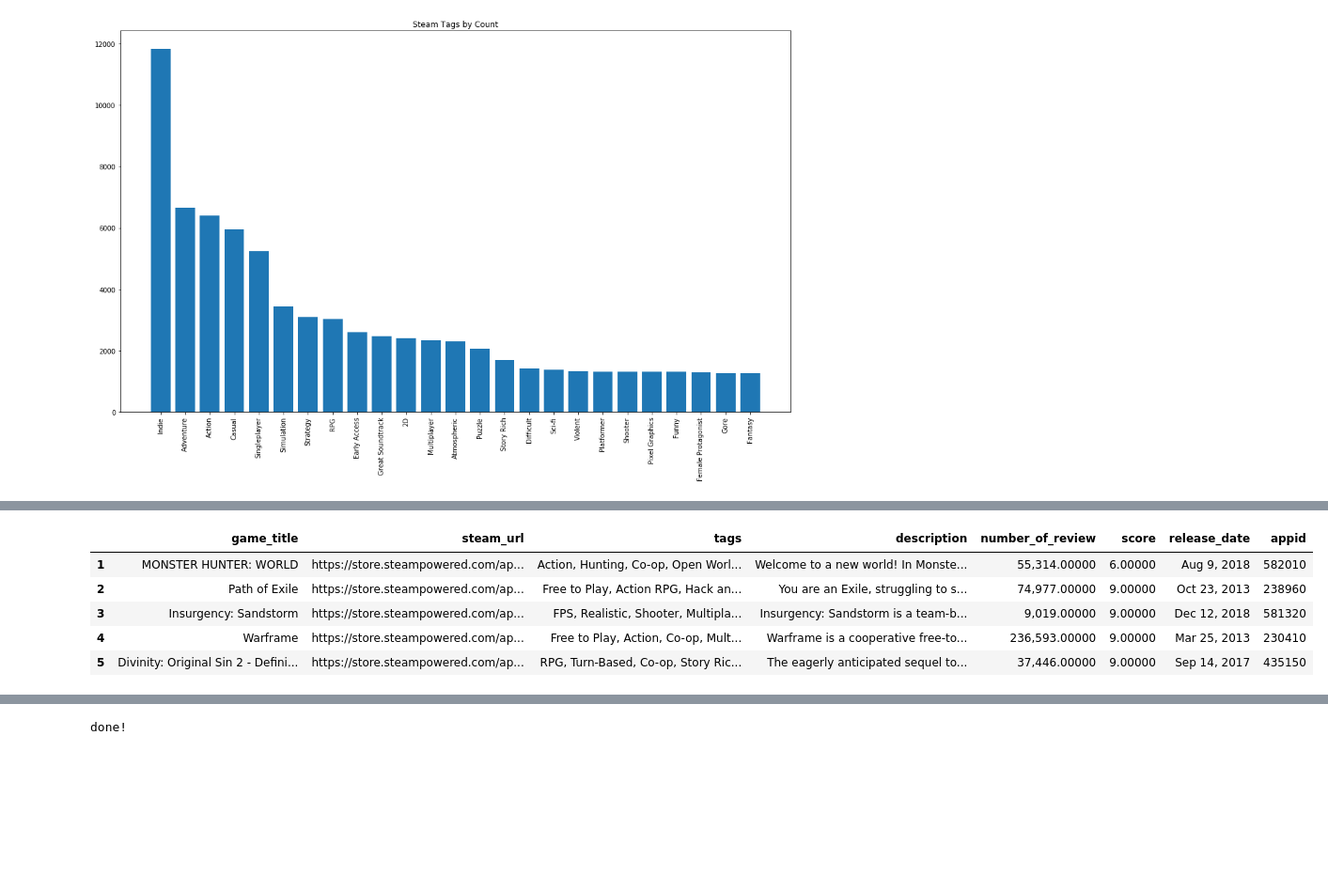
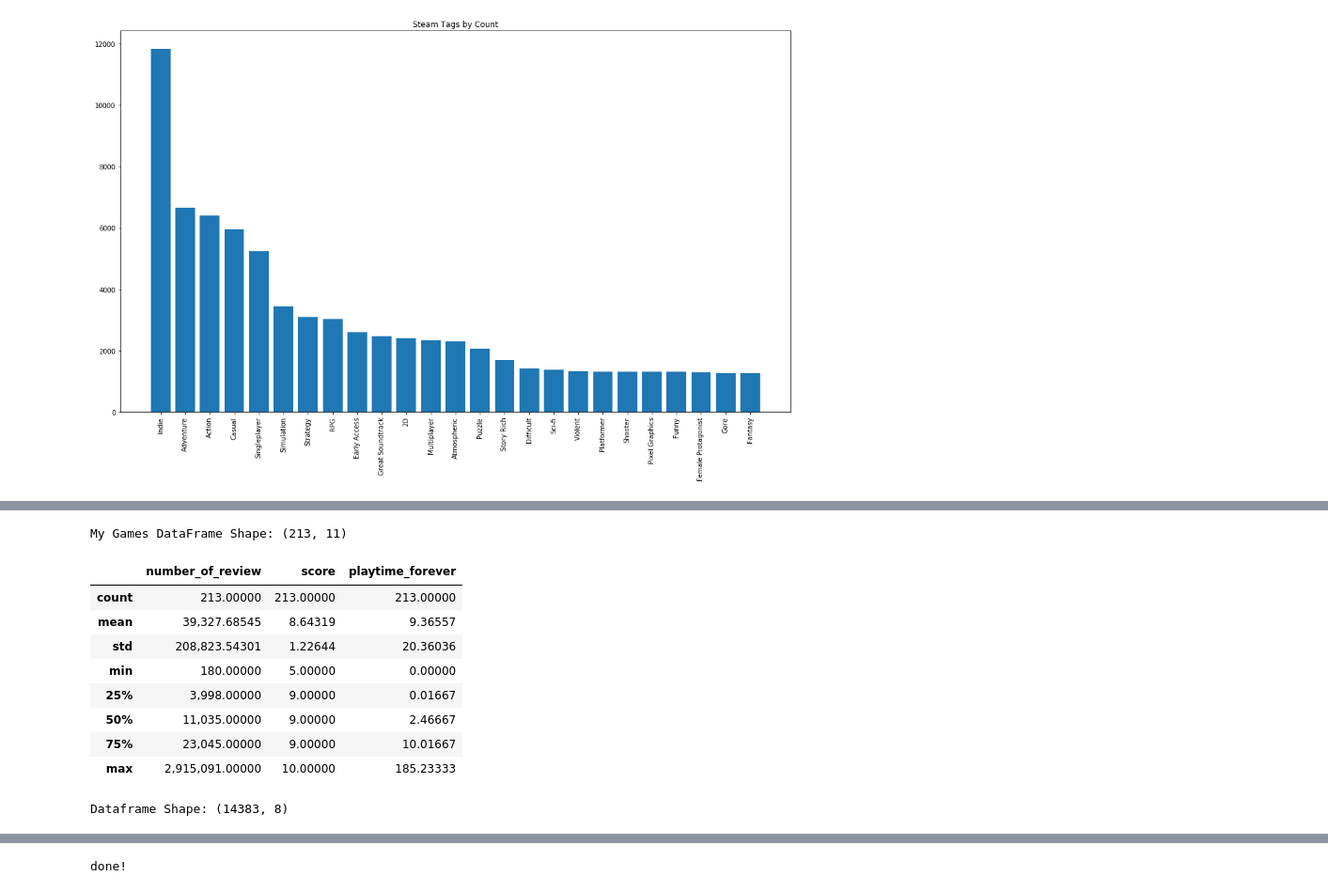
Before and after one commit to micsab/Game-Recommendation-Engine, a Jupyter notebook: steam_recommendation_engine.ipynb, the cells around one changed output, grey strips where cells are left out. Shown at 94% size. Cells and saved outputs as stored; diff of their text form; code cells hidden in the pictures; blank space fills up the shorter version.

```diff
--- a/steam_recommendation_engine.ipynb
+++ b/steam_recommendation_engine.ipynb
@@ -154,11 +163,15 @@ df['game_title'] = df['game_title'].str.replace(r'™', '')
 df['number_of_review'] = df['number_of_review'].replace({'no reviews' : ''})
 df['score'] = df['score'].replace({'no rating' : ''})
 
+# Dropping unneeded/dupe columns and renaming others for merge purposes later
 df = df.drop(['app'], axis=1)
 df['game_ID'] = pd.to_numeric(df['game_ID'], downcast='signed')
 df['number_of_review'] = pd.to_numeric(df['number_of_review'], downcast='integer')
 df['score'] = pd.to_numeric(df['score'])
-#df = df[df['number_of_review'] > 0]
+
+# Game must have a score, scores are not calculated until a min number of reviews is satisfied
+df = df[df['score'] > 0]
+
 df = df.rename(columns={"game_ID": "appid"})
 df = df.rename(columns={"Unnamed: 0": "id"})
 df = df.drop_duplicates(subset='appid', keep='first')
@@ -218,19 +249,33 @@ plt.show()
 # %%
 my_steam_id = 76561197974553664
 games = interface('IPlayerService').GetOwnedGames(steamid=my_steam_id, include_appinfo=1)
 my_games = games['response']['games']
 game_table = pd.DataFrame(my_games)
 game_table = game_table.drop(['has_community_visible_stats', 'playtime_2weeks',
                               'img_icon_url', 'img_logo_url'], axis=1)
+# Convert playtime from minutes to hours
+game_table['playtime_forever'] = game_table['playtime_forever'] / 60
 my_games_info = pd.merge(df, game_table, on='appid')
-not_my_games = pd.merge(df, game_table, how='outer', on='appid')
-not_my_games = not_my_games[not_my_games['playtime_forever'].isnull()]
-not_my_games = not_my_games.drop(['name', 'image', 'playtime_forever'], axis=1)
-not_my_games.head()
+print('My Games DataFrame Shape:', my_games_info.shape)
+
+my_games_describe = my_games_info[['number_of_review', 'score', 'playtime_forever']]
+my_games_describe.describe()
 # %% [output]
+My Games DataFrame Shape: (213, 11)
-|  | game_title | steam_url | tags | description | number_of_review | score | release_date | appid |
-| 1 | MONSTER HUNTER: WORLD | https://store.steampowered.com/ap... | Action, Hunting, Co-op, Open Worl... | Welcome to a new world! In Monste... | 55,314.00000 | 6.00000 | Aug 9, 2018 | 582010 |
-| 2 | Path of Exile | https://store.steampowered.com/ap... | Free to Play, Action RPG, Hack an... | You are an Exile, struggling to s... | 74,977.00000 | 9.00000 | Oct 23, 2013 | 238960 |
-| 3 | Insurgency: Sandstorm | https://store.steampowered.com/ap... | FPS, Realistic, Shooter, Multipla... | Insurgency: Sandstorm is a team-b... | 9,019.00000 | 9.00000 | Dec 12, 2018 | 581320 |
-| 4 | Warframe | https://store.steampowered.com/ap... | Free to Play, Action, Co-op, Mult... | Warframe is a cooperative free-to... | 236,593.00000 | 9.00000 | Mar 25, 2013 | 230410 |
-| 5 | Divinity: Original Sin 2 - Defini... | https://store.steampowered.com/ap... | RPG, Turn-Based, Co-op, Story Ric... | The eagerly anticipated sequel to... | 37,446.00000 | 9.00000 | Sep 14, 2017 | 435150 |
+|  | number_of_review | score | playtime_forever |
+| count | 213.00000 | 213.00000 | 213.00000 |
+| mean | 39,327.68545 | 8.64319 | 9.36557 |
+| std | 208,823.54301 | 1.22644 | 20.36036 |
+| min | 180.00000 | 5.00000 | 0.00000 |
+| 25% | 3,998.00000 | 9.00000 | 0.01667 |
+| 50% | 11,035.00000 | 9.00000 | 2.46667 |
+| 75% | 23,045.00000 | 9.00000 | 10.01667 |
+| max | 2,915,091.00000 | 10.00000 | 185.23333 |
+# %%
+# Create DF of all the steam games that I don't own
+not_my_games = pd.merge(df, game_table, how='outer', on='appid')
+not_my_games = not_my_games[not_my_games['playtime_forever'].isnull()]
+not_my_games = not_my_games.drop(['name', 'image', 'playtime_forever'], axis=1)
+print('Dataframe Shape:', not_my_games.shape)
+# %% [output]
+Dataframe Shape: (14383, 8)
```
Also changed, not shown: parts of 36 cells of this notebook, 2 other files.
